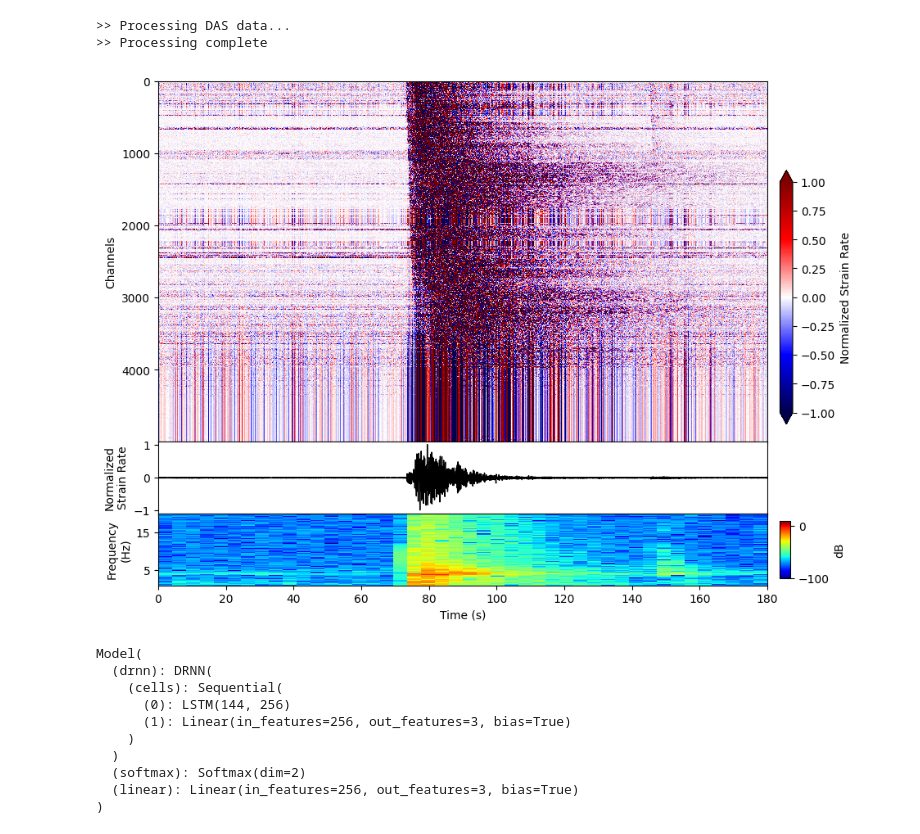
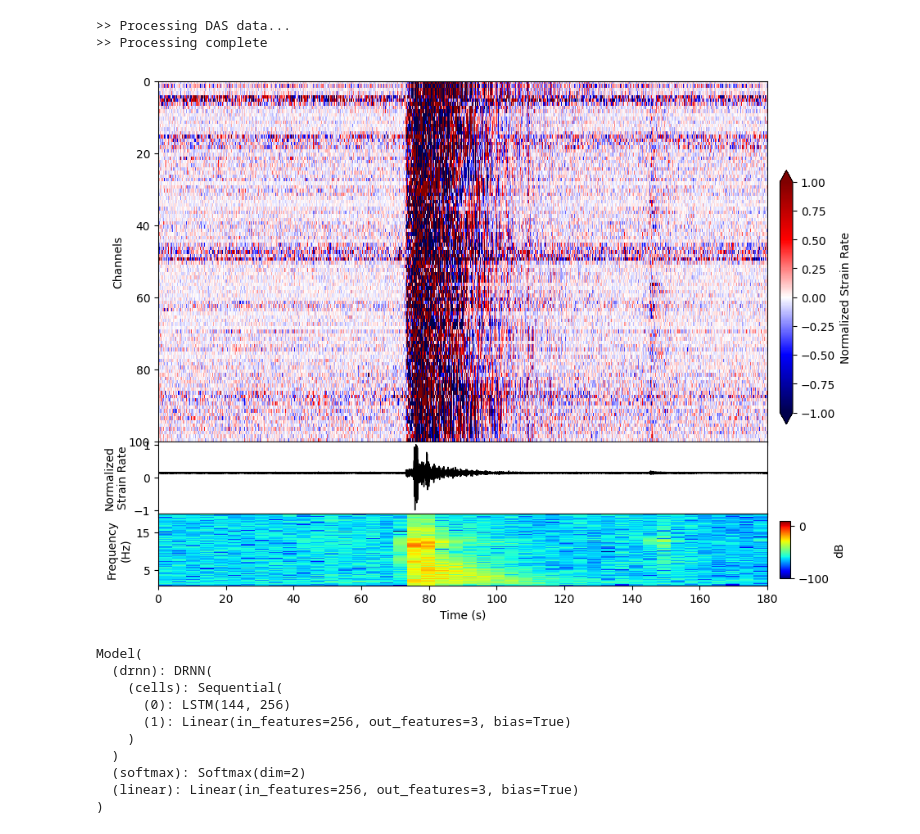
Before and after one commit to Javier-FernandezCarabantes/RNN-DAS, a Jupyter notebook: example/RNN-DAS_LaPalma.ipynb, the cells around one changed output. Saved outputs shown, nothing was run; the diff lists cells and outputs as text; code cells hidden in the pictures.

```diff
--- a/example/RNN-DAS_LaPalma.ipynb
+++ b/example/RNN-DAS_LaPalma.ipynb
@@ -61,7 +61,7 @@ def load_h5(name_id, path="H5_data"):
     # Return the loaded data and attributes
     return data, dt_s, dx_m, begin_date
 
-H, dt, dx, start_time = load_h5("d_20211120_064137_064337") #event_id= d_20211120_064137_064337
+H, dt, dx, start_time = load_h5("d_c_20211120_064137_064337") #event_id= d_20211120_064137_064337 but only the first 100 channels for memory sake in the GitHub repository
 # %%
 # Pre-processing of the data
 H=process_H(H[:, :])
@@ -82,7 +82,7 @@ z_score_normalize = lambda x: (x - np.mean(x, axis=-1, keepdims=True)) / np.std(
 min_max_normalize = lambda x: 2 * (x - np.min((x), axis=-1, keepdims=True)) / (np.max((x), axis=-1, keepdims=True) - np.min((x), axis=-1, keepdims=True)) - 1
 
 data_selected = (z_score_normalize(data_selected))
-signal = min_max_normalize(data_selected[400, :])
+signal = min_max_normalize(data_selected[40, :])
 frequencies, times, Sxx = spectrogram(signal, fs=fsamp, nfft=1024, nperseg=600, noverlap=200)
 
 fig, axs = plt.subplots(
@@ -98,34 +98,34 @@ im = axs[0].imshow(
     vmax=1,
     aspect="auto",
     extent=[0, time_steps / fsamp, num_channels, 0],
     interpolation="none"
 )
 axs[0].set_ylabel('Channels')
 axs[0].tick_params(labelbottom=False)
 
 im2=axs[2].imshow(
     10 * np.log10(Sxx),
     cmap='jet',
     aspect='auto',
     extent=[0, time_steps / fsamp, frequencies[-1], frequencies[0]],
     interpolation='none',
     vmin=-100,
     vmax=10
 )
 axs[2].set_ylabel('Frequency\n(Hz)')
 axs[2].set_ylim(1, 20)
 axs[2].set_yticks([5, 15])
 axs[1].plot(np.arange(time_steps) / fsamp, signal, color='black', lw=1)
 axs[2].set_xlabel('Time (s)')
 axs[1].set_ylabel('Normalized\nStrain Rate')
 axs[2].set_xlim(axs[0].get_xlim())
 cbar1 = fig.colorbar(im, ax=axs[:2], orientation='vertical', fraction=0.02, pad=0.02, extend='both')
 cbar1.set_label('Normalized Strain Rate')
 cbar2 = fig.colorbar(im2, ax=axs[2], orientation='vertical', fraction=0.02, pad=0.02, aspect=5.5, shrink=0.8)
 cbar2.set_label('dB')
 plt.show()
 # %% [output]
-[figure, old version]
+[figure, new version]
 # %%
 # Load the pretrained RNN-DAS model
 
```
Also changed, not shown: parts of 7 cells of this notebook.
